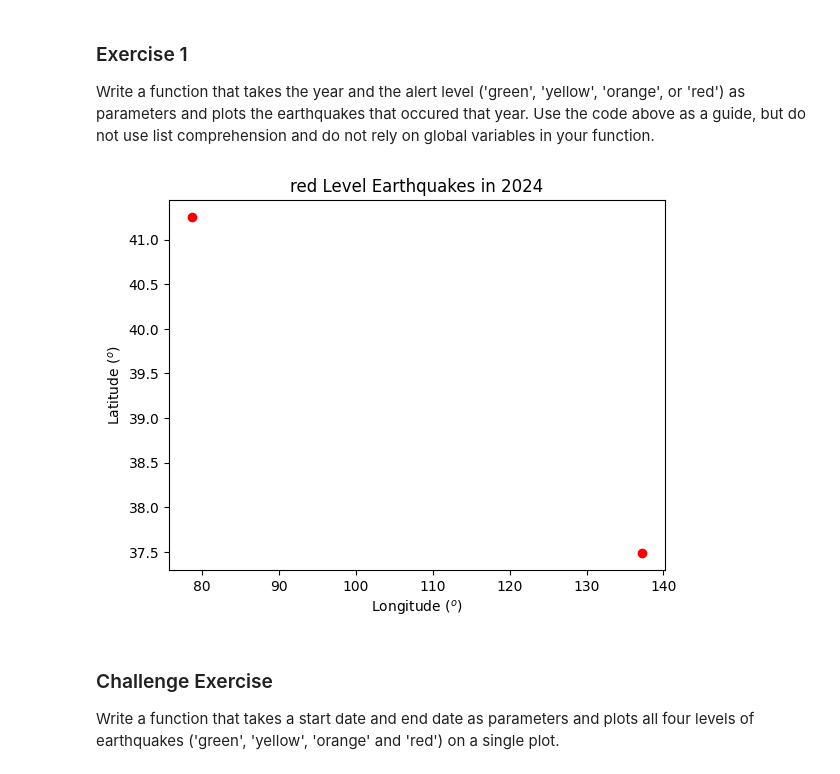
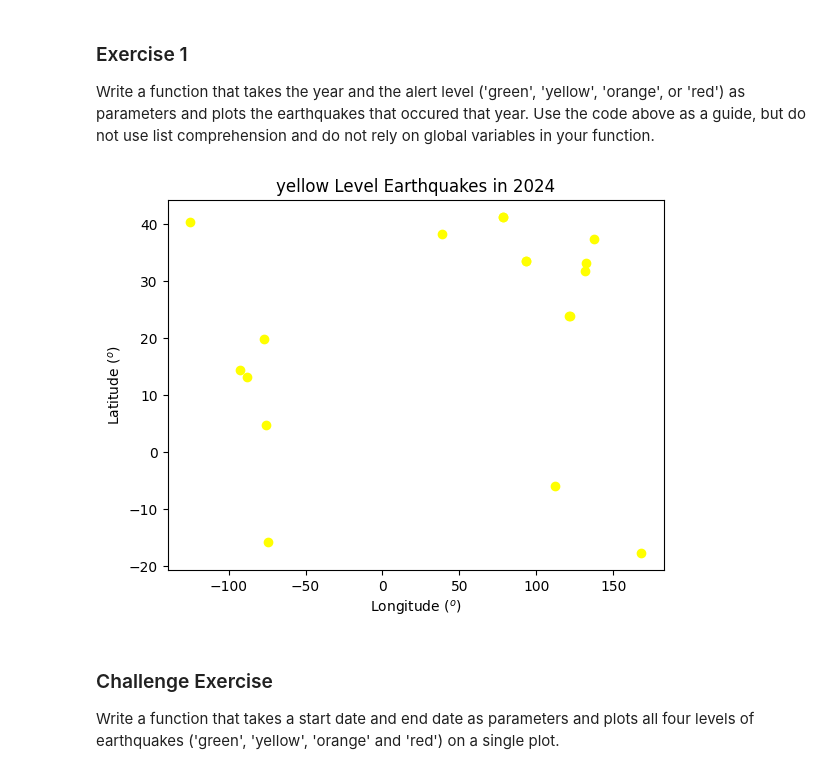
Before and after one commit to Parbjot/comp215, a Jupyter notebook: labs/lab01-introduction.ipynb, the cells around one changed output. Cells and saved outputs as stored; diff of their text form; code cells hidden in the pictures.

```diff
--- a/labs/lab01-introduction.ipynb
+++ b/labs/lab01-introduction.ipynb
@@ -165,22 +165,22 @@ Write a function that takes the year and the alert level ('green', 'yellow', 'or
 # %%
 # your Ex. 1 code here
 def earthquakes(year, alertlevel):
   params_dict = {'format' : 'geojson', 'starttime': '2024-01-01', 'endtime': '2024-12-31', 'alertlevel': alertlevel}
   api_url = 'https://earthquake.usgs.gov/fdsnws/event/1/query?'
   response = requests.get(api_url, params_dict)
   data = json.loads(response.text)
   locations = [feature['geometry']['coordinates'] for feature in data['features']]
   longitudes = [location[0] for location in locations]
   latitudes = [location[1] for location in locations]
   fig, ax = plt.subplots()
-  ax.scatter(longitudes, latitudes, color='red', label='Events')
+  ax.scatter(longitudes, latitudes, color='yellow', label='Events')
   ax.set_xlabel(r'Longitude ($^o$)')
   ax.set_ylabel(r'Latitude ($^o$)')
   ax.set_title(f'{alertlevel} Level Earthquakes in 2024')
   plt.show()
-earthquakes(2024, 'red')
+earthquakes(2024, 'yellow')
 # %% [output]
-[figure, old version]
+[figure, new version]
 # %% [markdown]
 ### Challenge Exercise
 
```
Also changed, not shown: parts of 1 cell of this notebook.
